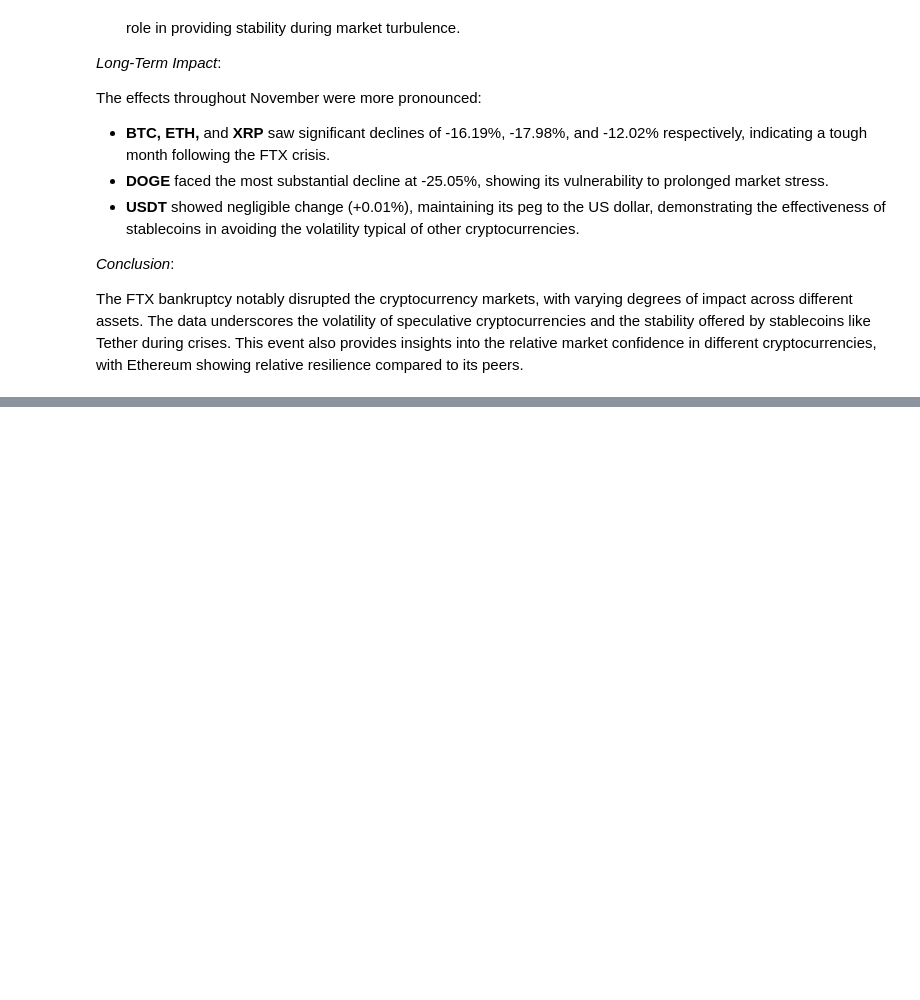
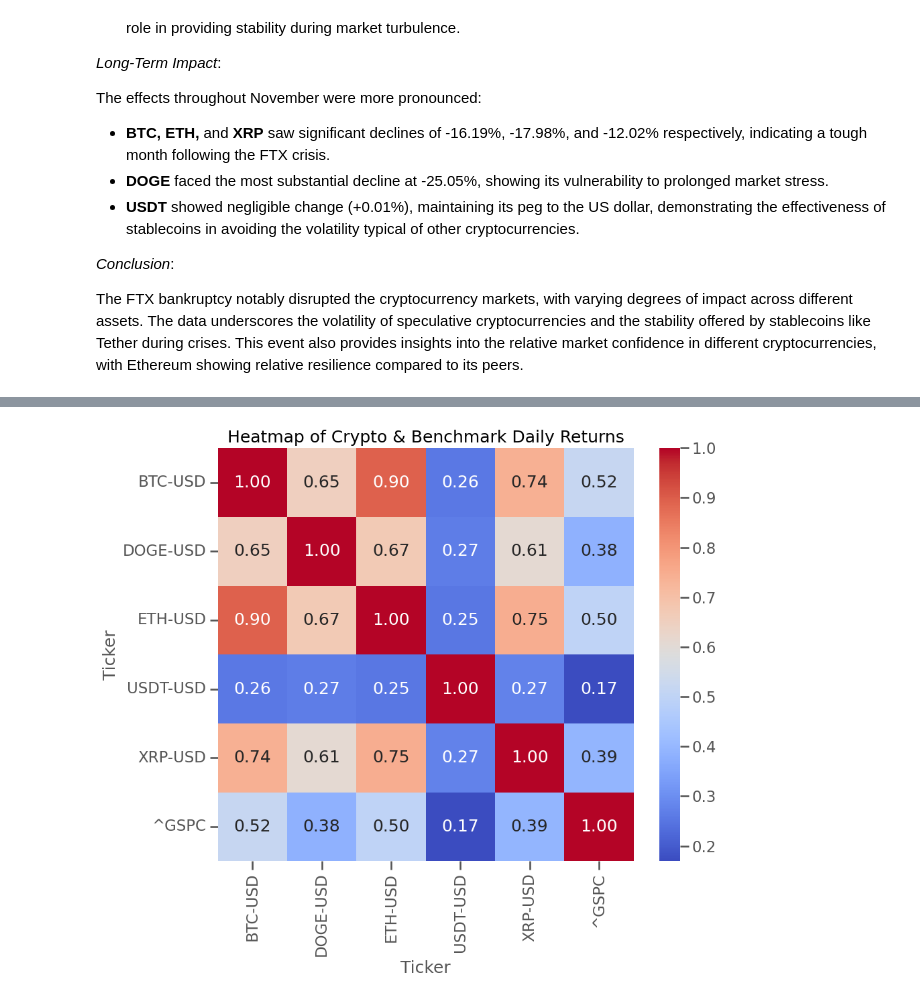
Before and after one commit to bs333/crypto-eda, a Jupyter notebook: crypto-eda.ipynb, the cells around one changed output, grey strips where cells are left out. Drawn from its saved outputs; the diff is of its cells as text; code cells hidden in the pictures; blank space fills up the shorter version.

Commit message:
Benchmark DR vol

```diff
--- a/crypto-eda.ipynb
+++ b/crypto-eda.ipynb
@@ -432,0 +437,6 @@ The FTX bankruptcy notably disrupted the cryptocurrency markets, with varying de
+# %%
+# Ticker list
+tickers = ['BTC-USD', 'ETH-USD', 'XRP-USD', 'DOGE-USD', 'USDT-USD', '^GSPC']
+
+# Fetch data
+data = yf.download(tickers, start=start_date, end=end_date)['Close']
@@ -432,0 +447,9 @@ The FTX bankruptcy notably disrupted the cryptocurrency markets, with varying de
+# %%
+# Daily returns
+daily_returns = data.pct_change().dropna()
+
+# DR vol
+std_devs = daily_returns.std()
+
+# Correlation matrix
+corr_matrix = daily_returns.corr()
@@ -432,0 +483,7 @@ The FTX bankruptcy notably disrupted the cryptocurrency markets, with varying de
+# %%
+plt.figure(figsize=(10, 8))
+sns.heatmap(corr_matrix, annot=True, fmt=".2f", cmap='coolwarm', cbar=True)
+plt.title('Heatmap of Crypto & Benchmark Daily Returns')
+plt.show()
+# %% [output]
+[figure, added]
```
Also changed, not shown: parts of 5 cells of this notebook, 1 other file.
